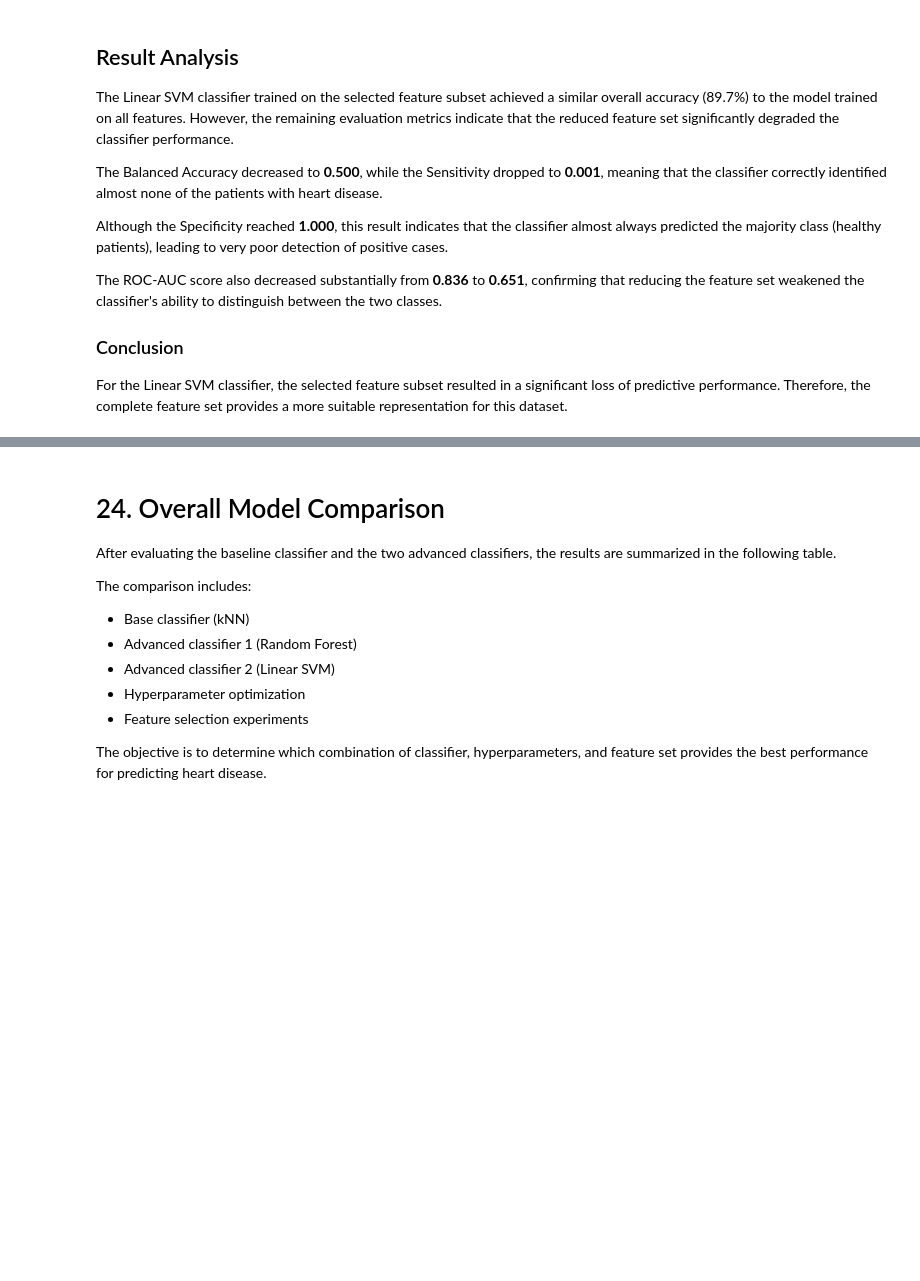
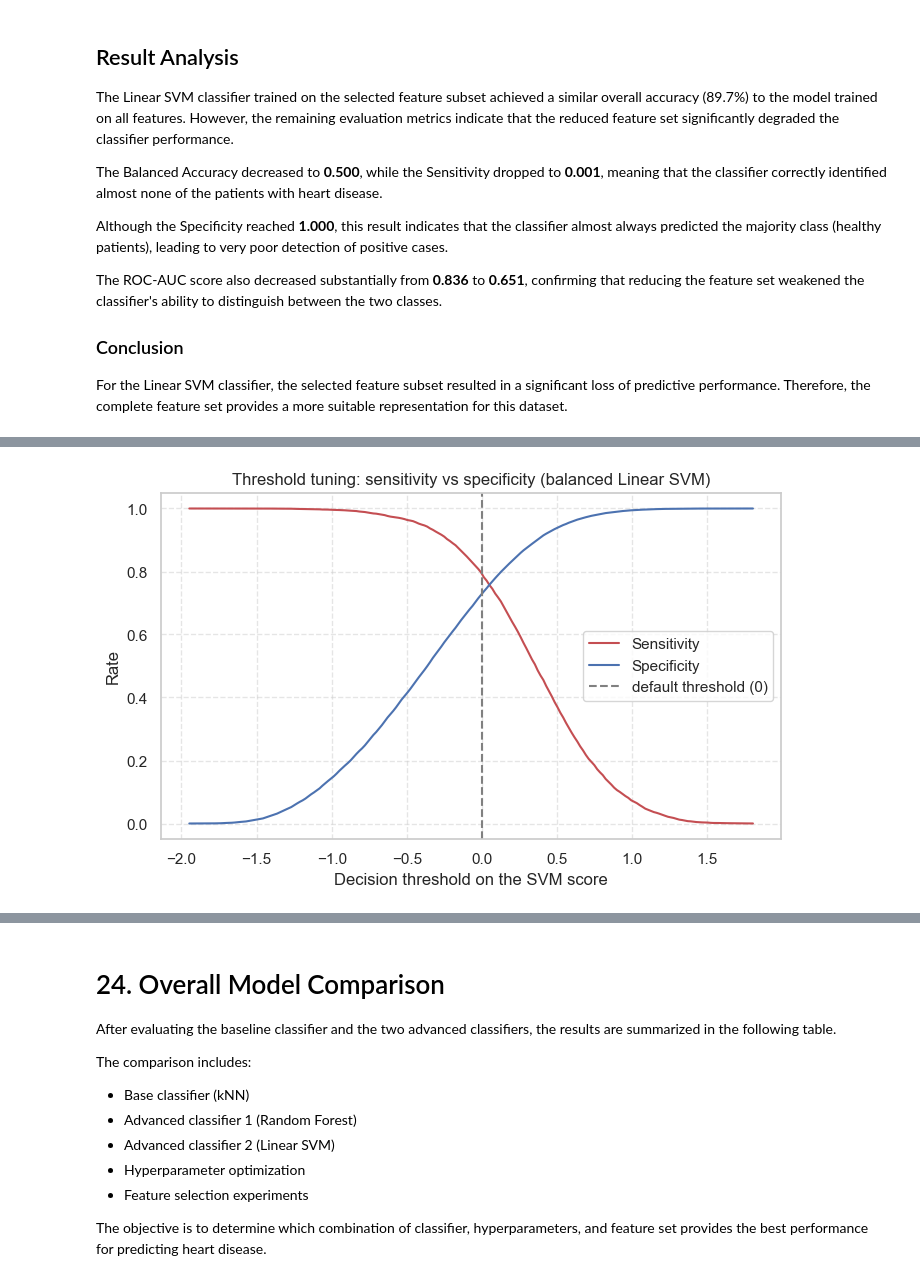
Before and after one commit to kumar-narender/Machine_learning, a Jupyter notebook: heart_disease_project.ipynb, the cells around one changed output, grey strips where cells are left out. Saved outputs shown, nothing was run; the diff lists cells and outputs as text; code cells hidden in the pictures; blank space fills up the shorter version.

```diff
--- a/heart_disease_project.ipynb
+++ b/heart_disease_project.ipynb
@@ -1092,0 +1151,18 @@ For the Linear SVM classifier, the selected feature subset resulted in a signifi
+# %%
+# Sweep the decision threshold on the balanced-SVM score and record the trade-off
+thresholds = np.linspace(y_score_svm_bal.min(), y_score_svm_bal.max(), 200)
+sens_list, spec_list = [], []
+for t in thresholds:
+    pred = (y_score_svm_bal >= t).astype(int)
+    sens_list.append(recall_score(y_test, pred, pos_label=1, zero_division=0))
+    spec_list.append(recall_score(y_test, pred, pos_label=0, zero_division=0))
+
+plt.figure(figsize=(8, 4.5))
+plt.plot(thresholds, sens_list, label="Sensitivity", color="#c44e52")
+plt.plot(thresholds, spec_list, label="Specificity", color="#4c72b0")
+plt.axvline(0, color="gray", linestyle="--", label="default threshold (0)")
+plt.xlabel("Decision threshold on the SVM score"); plt.ylabel("Rate")
+plt.title("Threshold tuning: sensitivity vs specificity (balanced Linear SVM)")
+plt.legend(); plt.grid(linestyle="--", alpha=0.5); plt.show()
+# %% [output]
+[figure, added]
```
Also changed, not shown: parts of 14 cells of this notebook, 1 other file.
